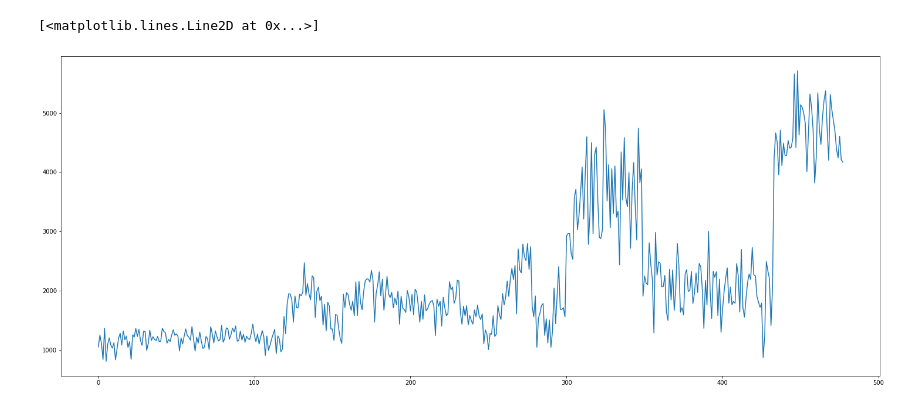
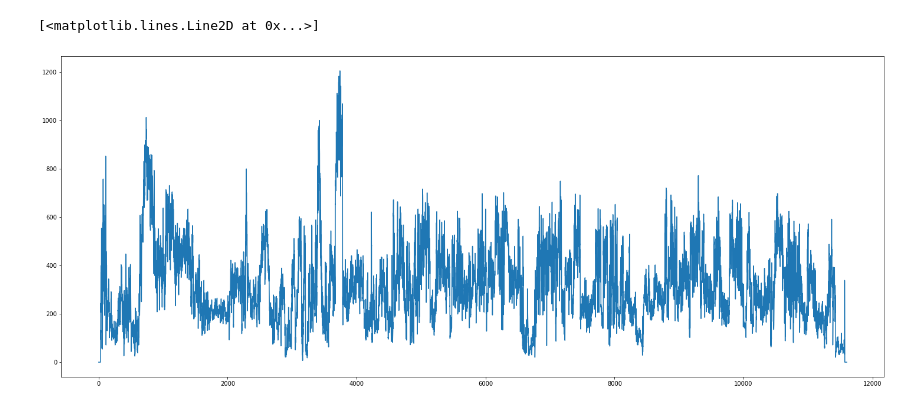
Before and after one commit to maldonadoq/image-processing, a Jupyter notebook: exercise/ex3/summarize-frames.ipynb, the cells around one changed output. Cells and saved outputs as stored; diff of their text form; code cells hidden in the pictures.

```diff
--- a/exercise/ex3/summarize-frames.ipynb
+++ b/exercise/ex3/summarize-frames.ipynb
@@ -4,7 +4,7 @@ from matplotlib import pyplot as plt
 import numpy as np
 import cv2 as cv
 # %%
-filename = './videos/gray/news.avi'
+filename = './videos/gray/selena.avi'
 # %%
 def diff_pixels(frameA, frameB, params):
     diff = np.abs(frameA - frameB)
@@ -66,7 +78,7 @@ def sobel(img):
 
 def diff_edges(frameA, frameB, params):
     maskA = normalize(sobel(frameA))
-    return (maskA > 128).sum()
+    return (maskA > params[0]).sum()
 # %%
 def get_metrics(file, difference, params, dtype='int16'):
     cap = cv.VideoCapture(file)
@@ -117,9 +129,9 @@ plt.plot(X, Y)
 # %%
-Y = np.array(get_metrics(filename, diff_edges, []))
+Y = np.array(get_metrics(filename, diff_edges, [128]))
 X = range(len(Y))
 
 plt.figure(figsize=(25, 10))
 plt.plot(X, Y)
 # %% [output]
 [<matplotlib.lines.Line2D at 0x...>]
-[figure, old version]
+[figure, new version]
```
Also changed, not shown: parts of 6 cells of this notebook, 1 other file.
